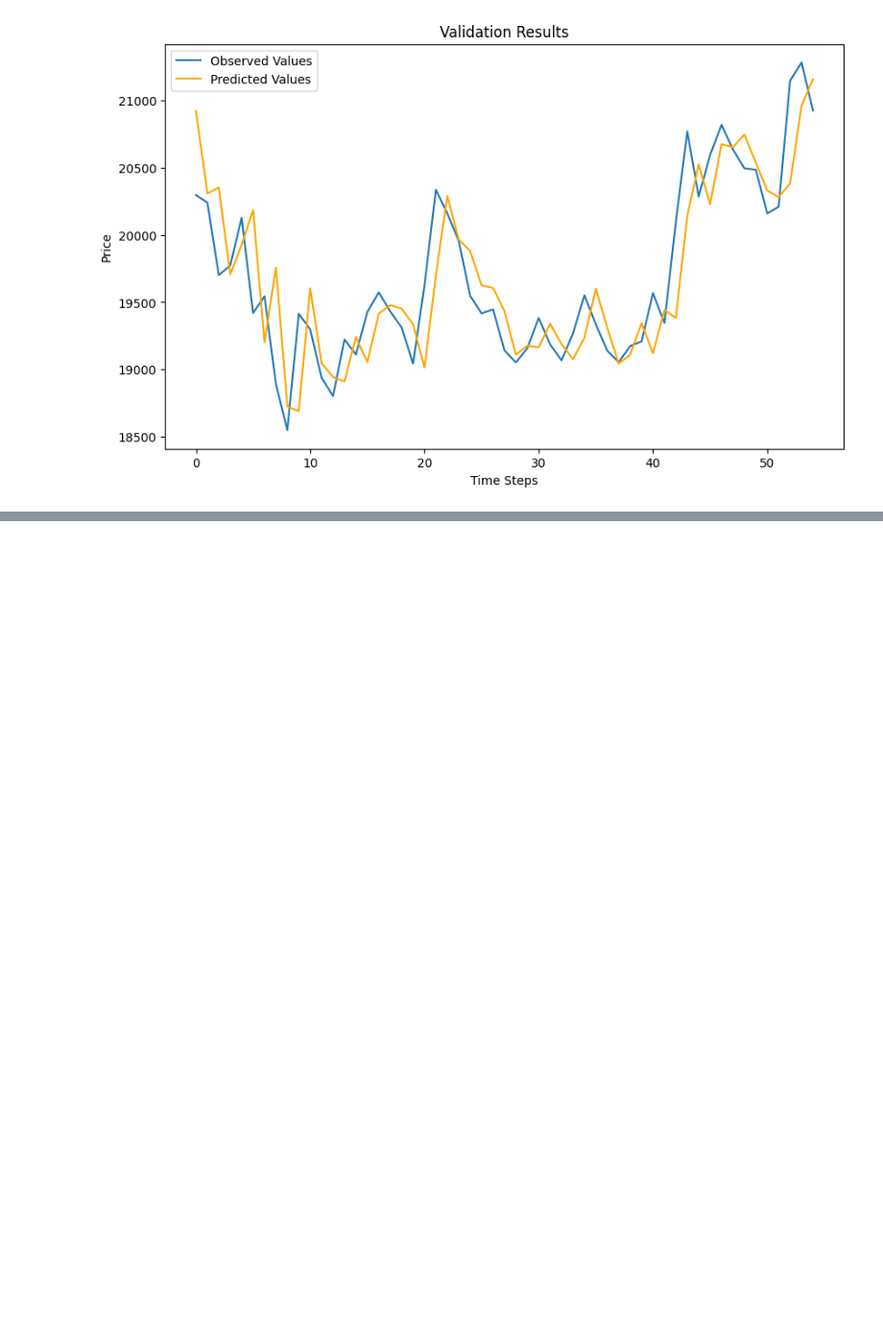
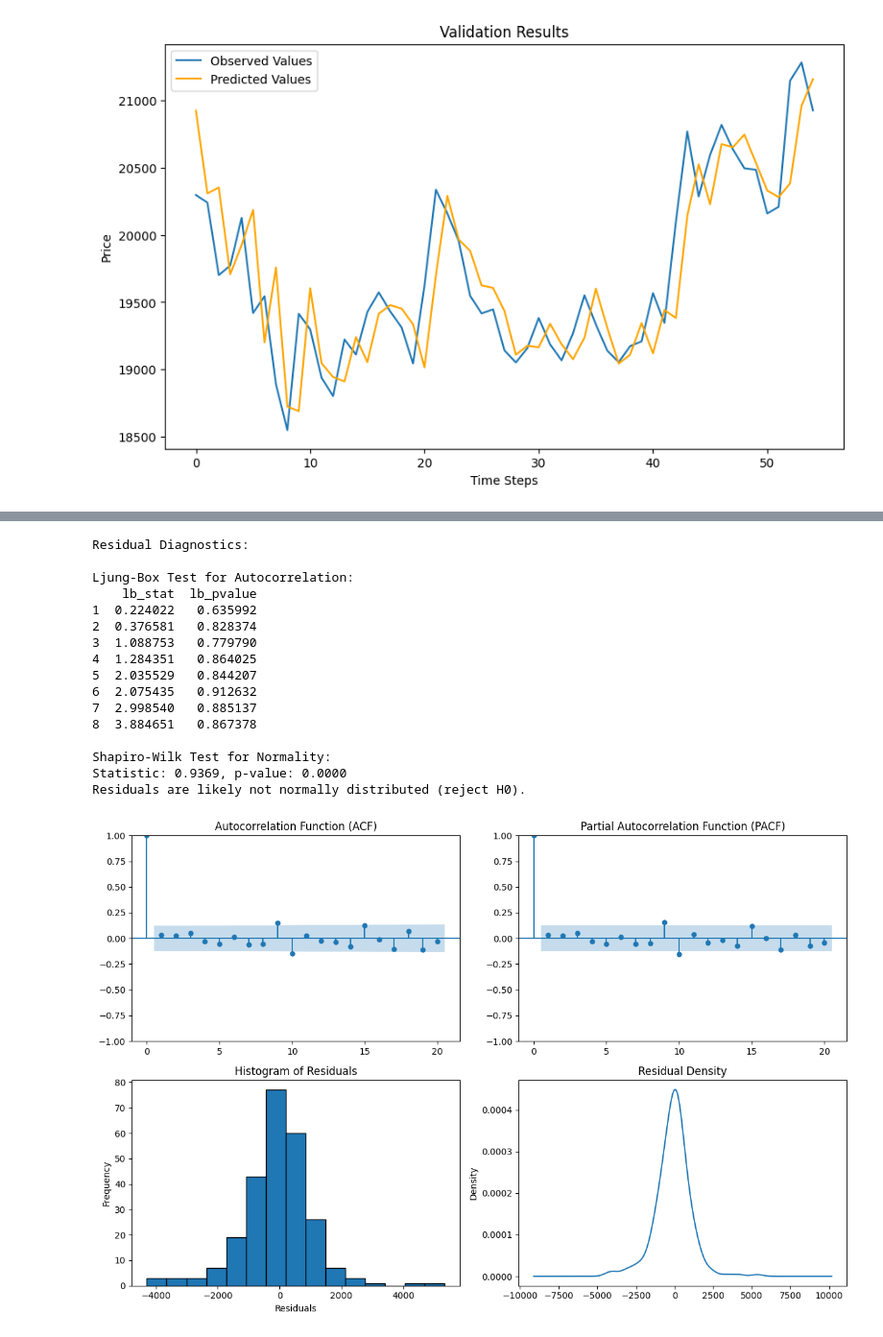
Before and after one commit to cferggie/Predicting-Bitcoin-Returns-with-Long-Short-Term-Memory-LSTM-Neural-Networks, a Jupyter notebook: ARIMA.ipynb, the cells around one changed output, grey strips where cells are left out. Shown at 96% size. Cells and saved outputs as stored; diff of their text form; code cells hidden in the pictures; blank space fills up the shorter version.

```diff
--- a/ARIMA.ipynb
+++ b/ARIMA.ipynb
@@ -360,0 +344,22 @@ Ljung-box-test results:
+# %%
+# plot residuals
+residuals_valid = validation - valid_predictions
+residual_diagnostics(residuals)
+# %% [output]
+Residual Diagnostics:
+
+Ljung-Box Test for Autocorrelation:
+    lb_stat  lb_pvalue
+1  0.224022   0.635992
+2  0.376581   0.828374
+3  1.088753   0.779790
+4  1.284351   0.864025
+5  2.035529   0.844207
+6  2.075435   0.912632
+7  2.998540   0.885137
+8  3.884651   0.867378
+
+Shapiro-Wilk Test for Normality:
+Statistic: 0.9369, p-value: 0.0000
+Residuals are likely not normally distributed (reject H0).
+[figure, added]
```
Also changed, not shown: parts of 6 cells of this notebook.
